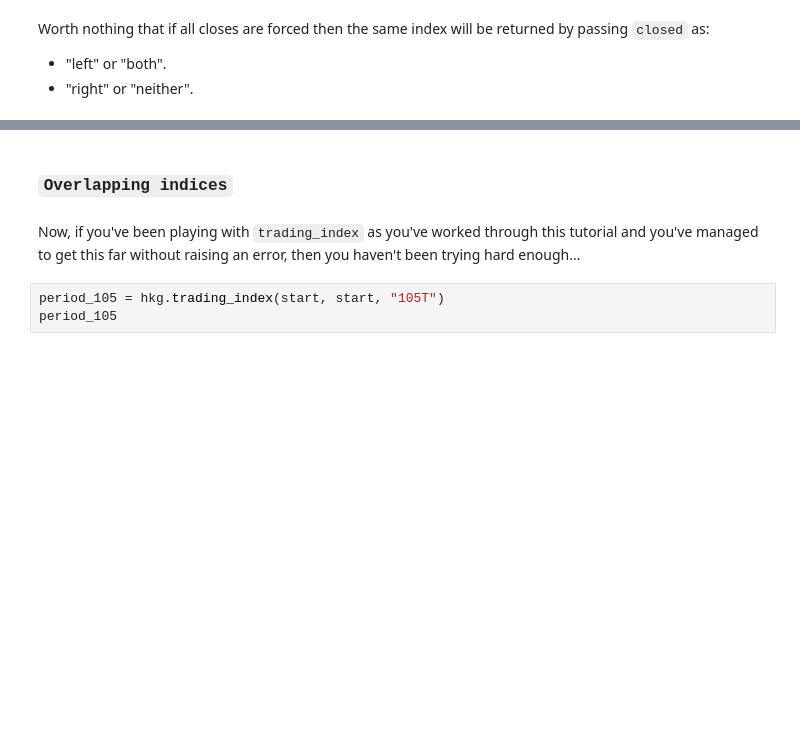
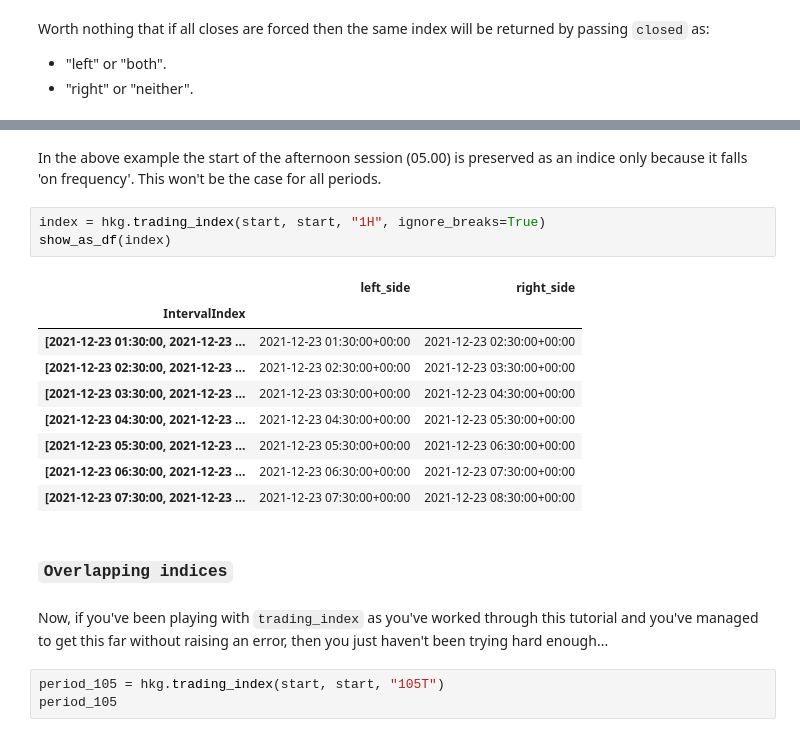
Before and after one commit to w3stling/exchange_calendars, a Jupyter notebook: docs/tutorials/trading_index.ipynb, the cells around one changed output, grey strips where cells are left out. Saved outputs shown, nothing was run; the diff lists cells and outputs as text; blank space fills up the shorter version.

```diff
--- a/docs/tutorials/trading_index.ipynb
+++ b/docs/tutorials/trading_index.ipynb
@@ -372,7 +432,22 @@ Worth nothing that if all closes are forced then the same index will be returned
+# %% [markdown]
+In the above example the start of the afternoon session (05.00) is preserved as an indice only because it falls 'on frequency'. This won't be the case for all periods.
+# %%
+index = hkg.trading_index(start, start, "1H", ignore_breaks=True)
+show_as_df(index)
+# %% [output]
+|  | left_side | right_side |
+| IntervalIndex |  |  |
+| [2021-12-23 01:30:00, 2021-12-23 ... | 2021-12-23 01:30:00+00:00 | 2021-12-23 02:30:00+00:00 |
+| [2021-12-23 02:30:00, 2021-12-23 ... | 2021-12-23 02:30:00+00:00 | 2021-12-23 03:30:00+00:00 |
+| [2021-12-23 03:30:00, 2021-12-23 ... | 2021-12-23 03:30:00+00:00 | 2021-12-23 04:30:00+00:00 |
+| [2021-12-23 04:30:00, 2021-12-23 ... | 2021-12-23 04:30:00+00:00 | 2021-12-23 05:30:00+00:00 |
+| [2021-12-23 05:30:00, 2021-12-23 ... | 2021-12-23 05:30:00+00:00 | 2021-12-23 06:30:00+00:00 |
+| [2021-12-23 06:30:00, 2021-12-23 ... | 2021-12-23 06:30:00+00:00 | 2021-12-23 07:30:00+00:00 |
+| [2021-12-23 07:30:00, 2021-12-23 ... | 2021-12-23 07:30:00+00:00 | 2021-12-23 08:30:00+00:00 |
 # %% [markdown]
 ### `Overlapping indices`
 # %% [markdown]
-Now, if you've been playing with `trading_index` as you've worked through this tutorial and you've managed to get this far without raising an error, then you haven't been trying hard enough...
+Now, if you've been playing with `trading_index` as you've worked through this tutorial and you've managed to get this far without raising an error, then you just haven't been trying hard enough...
 # %%
 period_105 = hkg.trading_index(start, start, "105T")
 period_105
```
Also changed, not shown: parts of 15 cells of this notebook, 4 other files.
